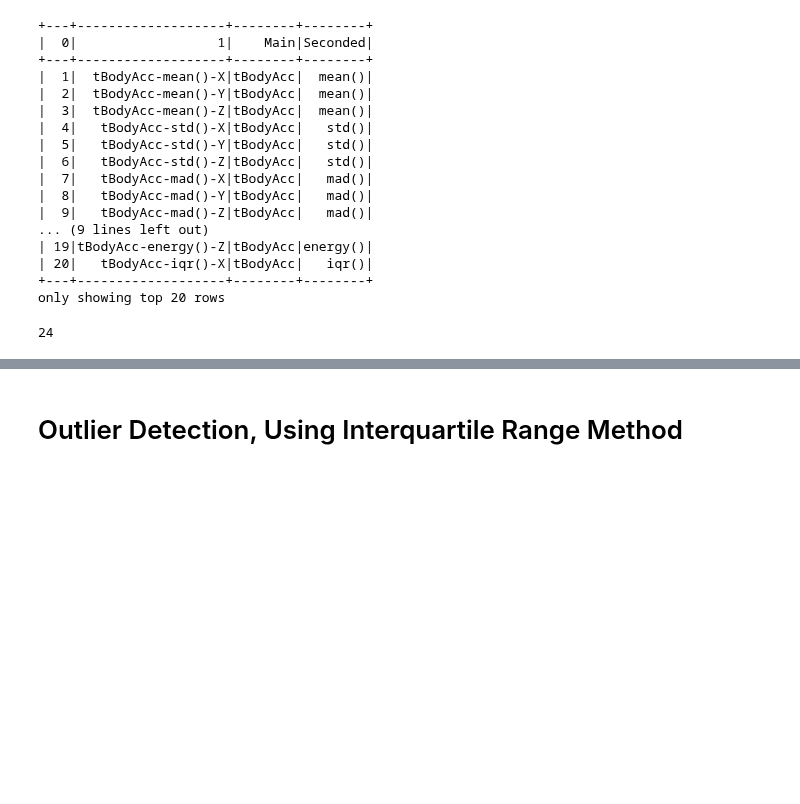
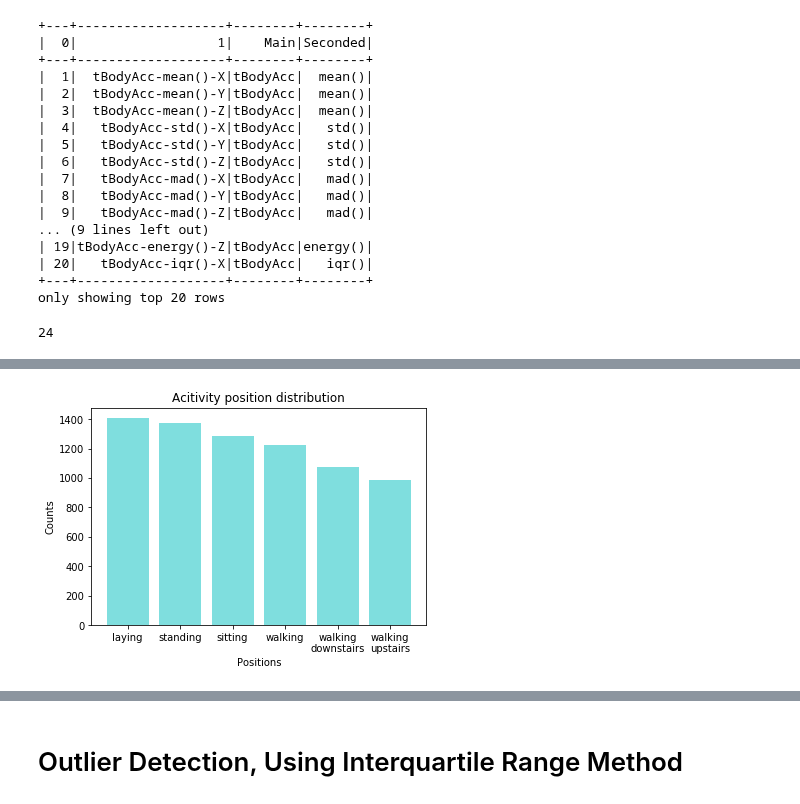
Before and after one commit to nathanhwangbo/PSTAT135_Final, a Jupyter notebook: preprocessing.ipynb, the cells around one changed output, grey strips where cells are left out. Saved outputs shown, nothing was run; the diff lists cells and outputs as text; code cells hidden in the pictures; blank space fills up the shorter version.

```diff
--- a/preprocessing.ipynb
+++ b/preprocessing.ipynb
@@ -312,15 +357,17 @@ y_test_summary.count()     # total activities
 # %%
 import matplotlib.pyplot
-y_train_bar=y_train_barplot['0'].value_counts() #data read
+y_train_bar=y_train_barplot['position'].value_counts() #data read
 increment=[1,2,3,4,5,6]
 names=['laying','standing','sitting','walking','walking\ndownstairs','walking\nupstairs']
 matplotlib.pyplot.bar(increment, y_train_bar, align='center', alpha=0.5, color='c') #Barplot
 matplotlib.pyplot.xticks(increment,names)
 matplotlib.pyplot.ylabel('Counts')
 matplotlib.pyplot.xlabel('Positions')
 matplotlib.pyplot.title('Acitivity position distribution')
 matplotlib.pyplot.show()
 
 #how are the positiosn distributed?
+# %% [output]
+[figure, added]
 # %%
 y_test_summary.show()
```
Also changed, not shown: parts of 43 cells of this notebook.
